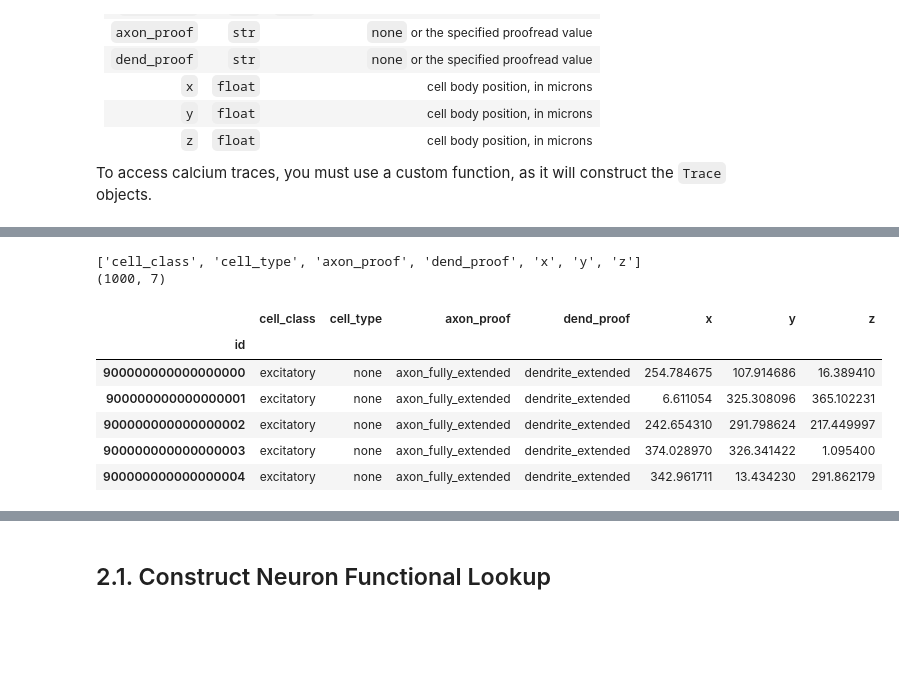
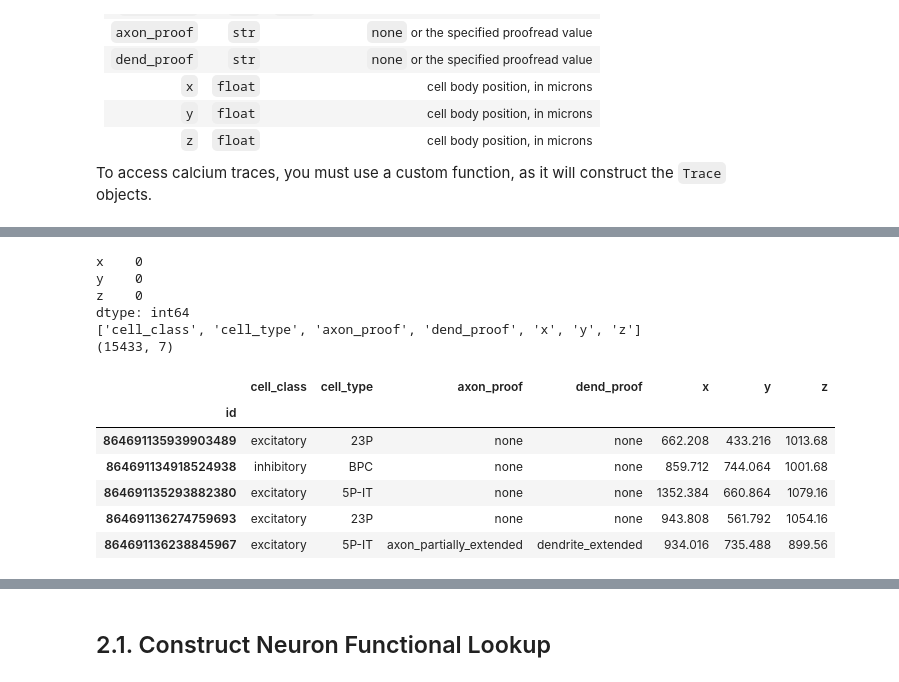
Before and after one commit to 12Jeef/NTAB_F26_Connectomics, a Jupyter notebook: jeffrey/official.ipynb, the cells around one changed output, grey strips where cells are left out. Cells and saved outputs as stored; diff of their text form; code cells hidden in the pictures; blank space fills up the shorter version.

```diff
--- a/jeffrey/official.ipynb
+++ b/jeffrey/official.ipynb
@@ -4,22 +4,27 @@
 The flags below dis/enable certain features in the notebook, depending on whether it is your first run or not. Please read the comments carefully!
 # %%
 # use synthetic data or not! moves ./cache/ to ./cache/synth/ effectively
-SYNTH = True
+SYNTH = False
 
 # this regenerates neurons_df from fetched data. it is not expensive but can be disabled
-NEURONS_REGEN = False     # FIRST TIME USERS PLEASE SET TO TRUE
+NEURONS_REGEN = True      # FIRST TIME USERS PLEASE SET TO TRUE
 # this regenerates synapses_df from cached/fetched data. it is VERY expensive and should be disabled once cached
 SYNAPSES_REGEN = False    # FIRST TIME USERS PLEASE SET TO TRUE
 # this regenerates functional_df from cached/fetched data. it is VERY expensive and should be disabled once cached
-FUNCTIONAL_REGEN = True  # FIRST TIME USERS PLEASE SET TO TRUE
+FUNCTIONAL_REGEN = True   # FIRST TIME USERS PLEASE SET TO TRUE
 
 # this performs the distance benchmark, which could take a while. disable if not using
-DISTANCE_BENCH = True
+DISTANCE_BENCH = False
 DISTANCE_BENCH_AUROC = DISTANCE_BENCH and False
 # this performs a distance-matching pos-neg pairing, which could take a while. disable if not using
 MATCHED_DISTANCE_DATA = False
 # this performs ncn model training, which could take a while. disable if not using
 NCN_MODEL_TRAIN = True
+
+TARGET_HASH = None        # Set to a specific Clip hash, or None for first Clip
+TARGET_SESSION = None     # Optional: e.g. "4_7"
+TARGET_TRIAL = None       # Optional: trial_idx
+TARGET_BRAIN_AREA = "V1"
 # %% [markdown]
 # 1. Downloading MICrONS
 
@@ -225,39 +398,45 @@ if NEURONS_REGEN:
 else:
 
     neurons_df = pd.read_parquet("cache/synth/neurons.parquet" if SYNTH else "cache/neurons/neurons.parquet")
 
 traces_by_neuron = raw_coreg_df.groupby(level="id")
 def get_traces(neuron_id):
     group = traces_by_neuron.get_group(neuron_id)
     return [
         Trace(
             session=row.session,
             scan_idx=row.scan_idx,
             unit_id=row.unit_id,
         )
         for row in group.itertuples()
     ]
 
-traces = np.load("cache/synth/traces.npy") if SYNTH else None
-def load_trace(trace: Trace):
+traces = None
+def load_trace(neuron_id, trace: Trace):
     if traces is None:
         return None
-    return traces[:, trace.unit_id]
+    if SYNTH:
+        return traces[:, trace.unit_id]
+    return traces[neurons_df.index.get_loc(neuron_id), :]
 
 print(neurons_df.columns.to_list())
 print(neurons_df.shape)
 display(neurons_df.head())
 
 if NEURONS_REGEN:
     os.makedirs("cache/neurons", exist_ok=True)
     neurons_df.to_parquet("cache/neurons/neurons.parquet")
 # %% [output]
+x    0
+y    0
+z    0
+dtype: int64
 ['cell_class', 'cell_type', 'axon_proof', 'dend_proof', 'x', 'y', 'z']
-(1000, 7)
+(15433, 7)
 |  | cell_class | cell_type | axon_proof | dend_proof | x | y | z |
 | id |  |  |  |  |  |  |  |
-| 900000000000000000 | excitatory | none | axon_fully_extended | dendrite_extended | 254.784675 | 107.914686 | 16.389410 |
-| 900000000000000001 | excitatory | none | axon_fully_extended | dendrite_extended | 6.611054 | 325.308096 | 365.102231 |
-| 900000000000000002 | excitatory | none | axon_fully_extended | dendrite_extended | 242.654310 | 291.798624 | 217.449997 |
-| 900000000000000003 | excitatory | none | axon_fully_extended | dendrite_extended | 374.028970 | 326.341422 | 1.095400 |
-| 900000000000000004 | excitatory | none | axon_fully_extended | dendrite_extended | 342.961711 | 13.434230 | 291.862179 |
+| 864691135939903489 | excitatory | 23P | none | none | 662.208 | 433.216 | 1013.68 |
+| 864691134918524938 | inhibitory | BPC | none | none | 859.712 | 744.064 | 1001.68 |
+| 864691135293882380 | excitatory | 5P-IT | none | none | 1352.384 | 660.864 | 1079.16 |
+| 864691136274759693 | excitatory | 23P | none | none | 943.808 | 561.792 | 1054.16 |
+| 864691136238845967 | excitatory | 5P-IT | axon_partially_extended | dendrite_extended | 934.016 | 735.488 | 899.56 |
```
Also changed, not shown: parts of 21 cells of this notebook.
